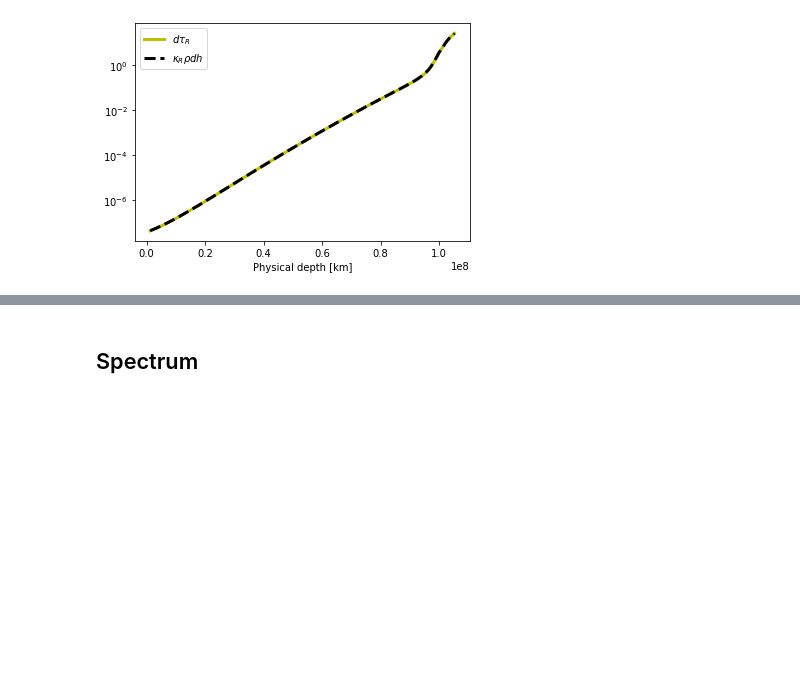
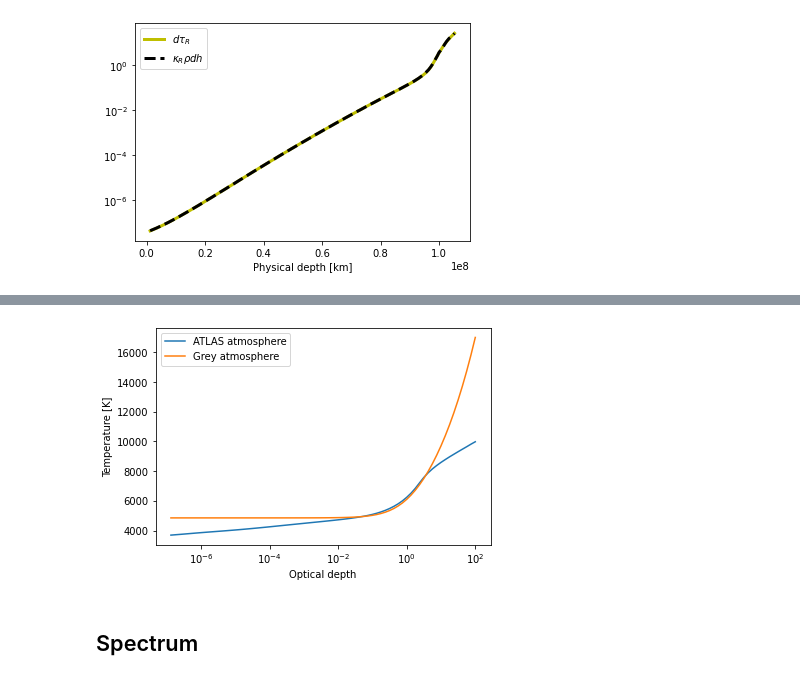
Before and after one commit to Roman-UCSD/BasicATLAS, a Jupyter notebook: examples/output.ipynb, the cells around one changed output, grey strips where cells are left out. Saved outputs shown, nothing was run; the diff lists cells and outputs as text; code cells hidden in the pictures; blank space fills up the shorter version.

```diff
--- a/examples/output.ipynb
+++ b/examples/output.ipynb
@@ -181,3 +219,19 @@ plt.yscale('log')
+# %%
+# First plot the calculate temperature/optical depth profile
+plt.plot(structure['rosseland_optical_depth'], structure['temperature'], label = 'ATLAS atmosphere')
+
+# Now calculate and plot the grey profile as per the equation above
+T_grey = teff * ((3/4) * (structure['rosseland_optical_depth'] + (2/3))) ** (1/4)
+plt.plot(structure['rosseland_optical_depth'], T_grey, label = 'Grey atmosphere')
+
+# Label the plot
+plt.ylabel('Temperature [{}]'.format(units['temperature']))
+plt.xlabel('Optical depth')
+plt.legend()
+
+plt.xscale('log')
+# %% [output]
+[figure, added]
 # %% [markdown]
 ## Spectrum
 # %% [markdown]
```
Also changed, not shown: parts of 20 cells of this notebook, 6 other files.
